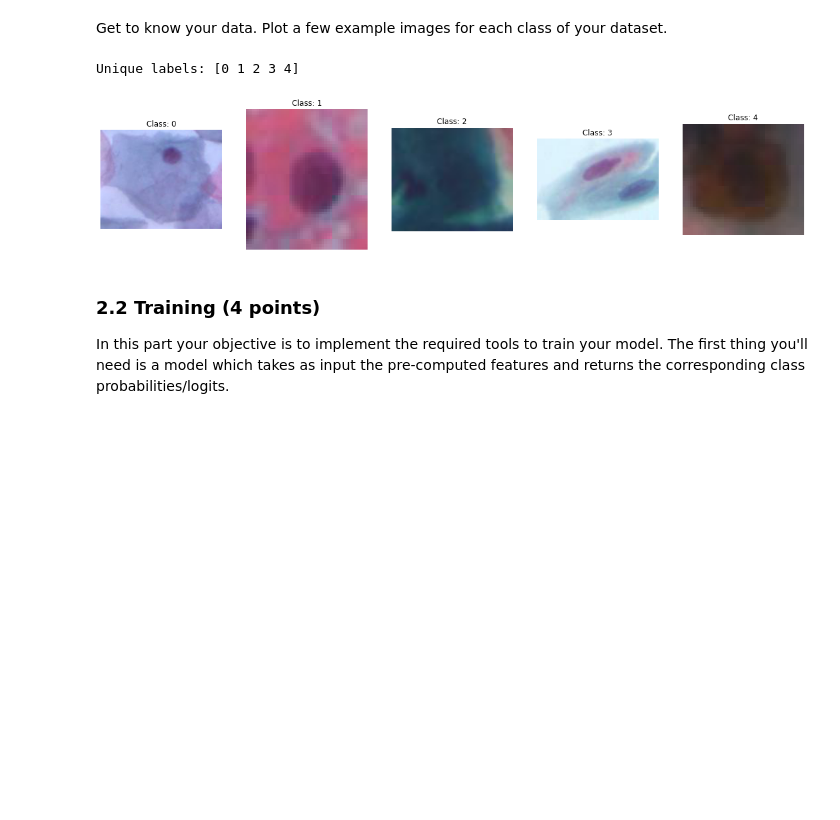
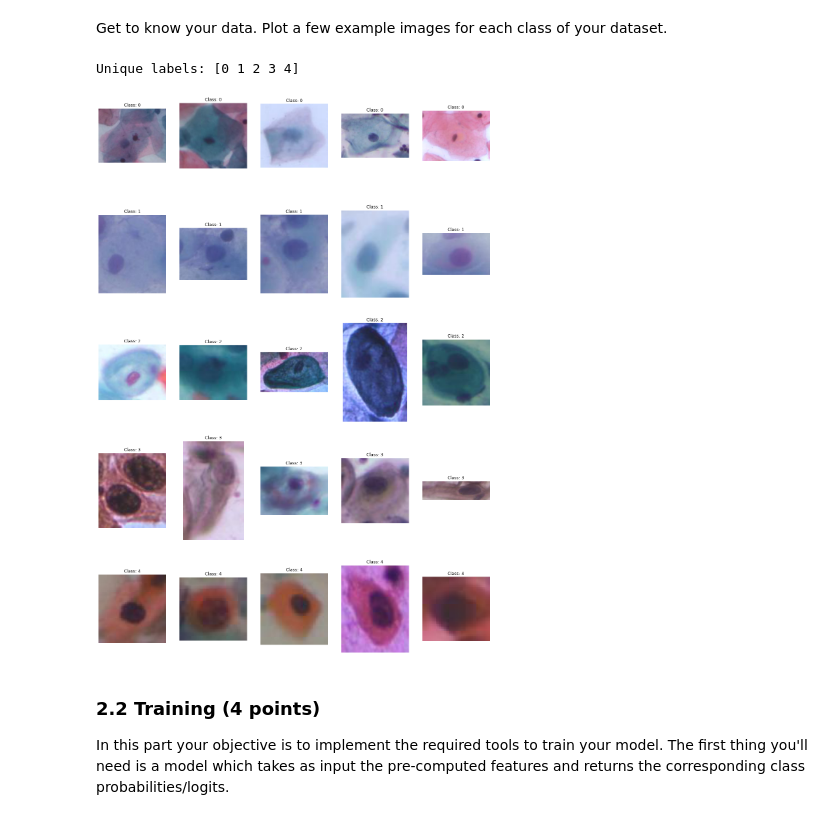
Before and after one commit to tobiasforest/iapr, a Jupyter notebook: labs/lab_03_classification.ipynb, the cells around one changed output. Cells and saved outputs as stored; diff of their text form; code cells hidden in the pictures; blank space fills up the shorter version.

Commit message:
LR & WD Tuned; Example Display corrected

```diff
--- a/labs/lab_03_classification.ipynb
+++ b/labs/lab_03_classification.ipynb
@@ -526,25 +526,30 @@ test_loader = DataLoader(test_dataset, batch_size=batch_size, shuffle=False)
 # %% [markdown]
 Get to know your data. Plot a few example images for each class of your dataset.
 # %%
+import random
+
 image_path = '../data/lab-03-data/part2/'
 
 # Get all unique labels
 unique_labels = np.unique(train_dataset.labels)
 print(f'Unique labels: {unique_labels}')
 
-# Get one example per class
-fig, axs = plt.subplots(nrows=1, ncols=len(unique_labels), figsize=(20, 5))
+# Get n examples per class
+n = 5
+fig, axs = plt.subplots(nrows=len(unique_labels), ncols=n, figsize=(20, 30))
 for i, label in enumerate(unique_labels):
-    # Get the first image with the corresponding label
-    image, label, path = [x[0] for x in zip(*filter(lambda x: x[1] == label, train_dataset))]
-    path = os.path.join(image_path, path)
-    axs[i].imshow(Image.open(path))
-    axs[i].set_title(f'Class: {label}')
-    axs[i].axis('off')
+    # Get three images with the corresponding label
+    images_with_label = list(filter(lambda x: x[1] == label, train_dataset))
+    images_with_label = random.sample(images_with_label, n)  # get n random images
+    for j, (image, label, path) in enumerate(images_with_label):
+        path = os.path.join(image_path, path)
+        axs[i][j].imshow(Image.open(path))
+        axs[i][j].set_title(f'Class: {label}')
+        axs[i][j].axis('off')
 plt.show()
 # %% [output]
 Unique labels: [0 1 2 3 4]
-[figure, old version]
+[figure, new version]
 # %% [markdown]
 ### 2.2 Training (4 points)
 In this part your objective is to implement the required tools to train your model. The first thing you'll need is a model which takes as input the pre-computed features and returns the corresponding class probabilities/logits.
```
Also changed, not shown: parts of 5 cells of this notebook.
